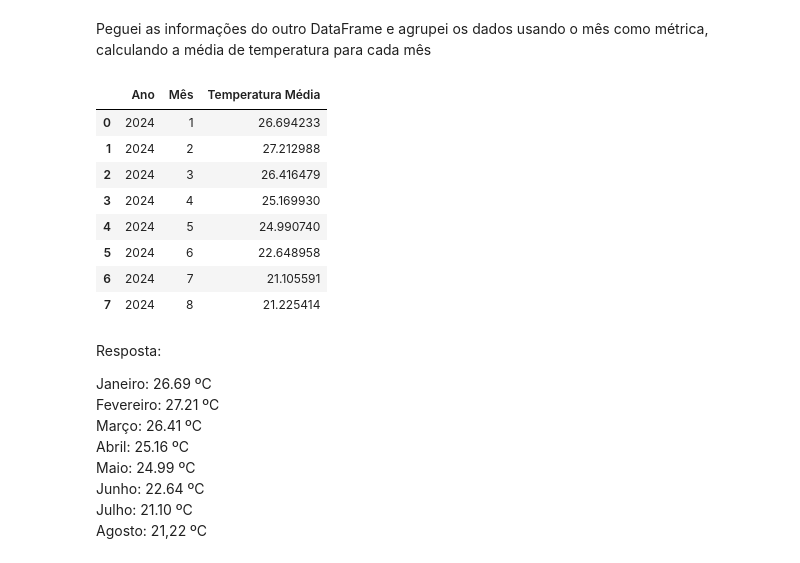
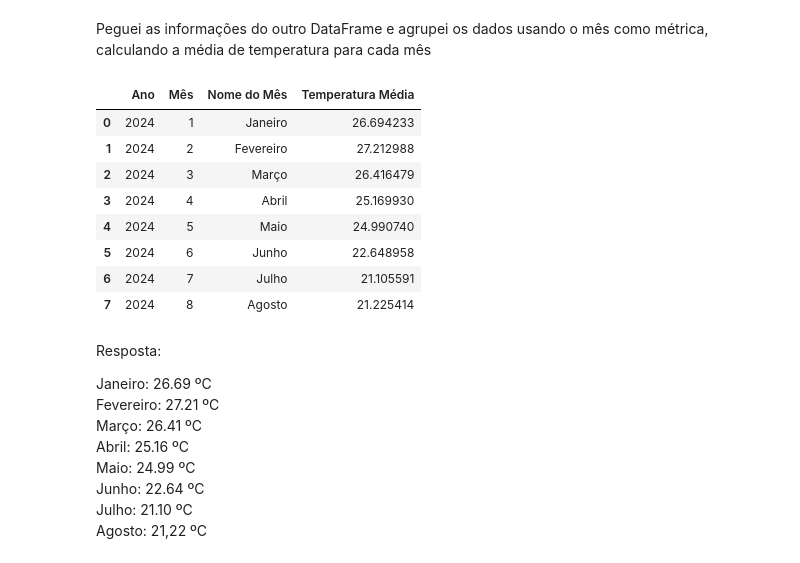
Before and after one commit to felipsants/emd-desafio-junior-data-scientist, a Jupyter notebook: PYTHON/analise_api.ipynb, the cells around one changed output. Saved outputs shown, nothing was run; the diff lists cells and outputs as text; code cells hidden in the pictures.

Commit message:
updated questão 4 e criação de tabela temperaturas

```diff
--- a/PYTHON/analise_api.ipynb
+++ b/PYTHON/analise_api.ipynb
@@ -202,0 +182,21 @@ daily_dataframe.head(50)
+# %%
+meses = {
+    1 : 'Janeiro',
+    2 : 'Fevereiro',
+    3 : 'Março',
+    4 : 'Abril',
+    5 : 'Maio',
+    6 : 'Junho',
+    7 : 'Julho',
+    8 : 'Agosto',
+    9 : 'Setembro',
+    10: 'Outubro',
+    11: 'Novembro',
+    12: 'Dezembro'
+}
+# %%
+daily_data['Nome do Mês'] = daily_dataframe['Date'].apply(lambda x: x.month).map(meses)
+daily_dataframe = pd.DataFrame(data = daily_data)
+
+
+daily_dataframe.head(50)
@@ -207,19 +225,19 @@ Peguei as informações do outro DataFrame e agrupei os dados usando o mês como
 # %%
 df_medias_mensais = pd.DataFrame(columns=['Mês', 'Ano', 'Temperatura Média'])
 
-df_medias_mensais = daily_dataframe.groupby(['Ano', 'Mês'])['Temperatura Média'].mean().reset_index()
+df_medias_mensais = daily_dataframe.groupby(['Ano','Mês' ,'Nome do Mês'])['Temperatura Média'].mean().reset_index()
 
 df_medias_mensais.head(10)
 # %% [output]
-|  | Ano | Mês | Temperatura Média |
-| 0 | 2024 | 1 | 26.694233 |
-| 1 | 2024 | 2 | 27.212988 |
-| 2 | 2024 | 3 | 26.416479 |
-| 3 | 2024 | 4 | 25.169930 |
-| 4 | 2024 | 5 | 24.990740 |
-| 5 | 2024 | 6 | 22.648958 |
-| 6 | 2024 | 7 | 21.105591 |
-| 7 | 2024 | 8 | 21.225414 |
+|  | Ano | Mês | Nome do Mês | Temperatura Média |
+| 0 | 2024 | 1 | Janeiro | 26.694233 |
+| 1 | 2024 | 2 | Fevereiro | 27.212988 |
+| 2 | 2024 | 3 | Março | 26.416479 |
+| 3 | 2024 | 4 | Abril | 25.169930 |
+| 4 | 2024 | 5 | Maio | 24.990740 |
+| 5 | 2024 | 6 | Junho | 22.648958 |
+| 6 | 2024 | 7 | Julho | 21.105591 |
+| 7 | 2024 | 8 | Agosto | 21.225414 |
 # %% [markdown]
 Resposta: <br>
 
```
Also changed, not shown: parts of 10 cells of this notebook.
